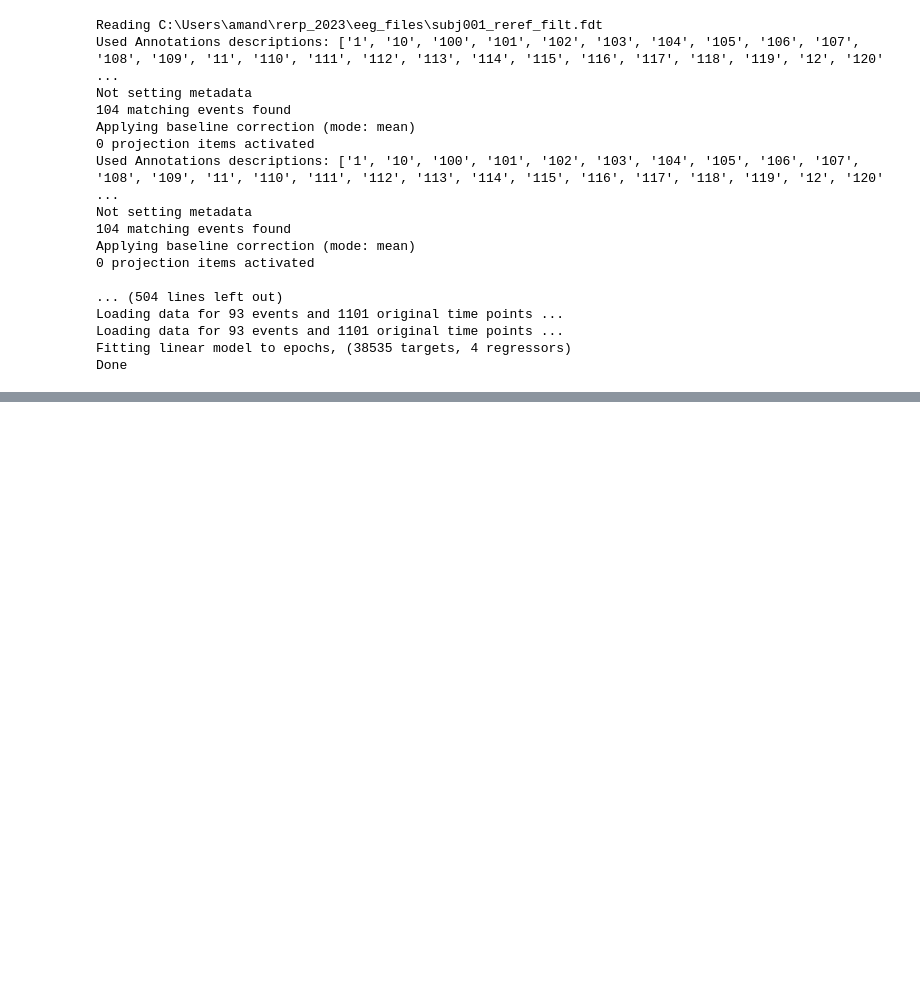
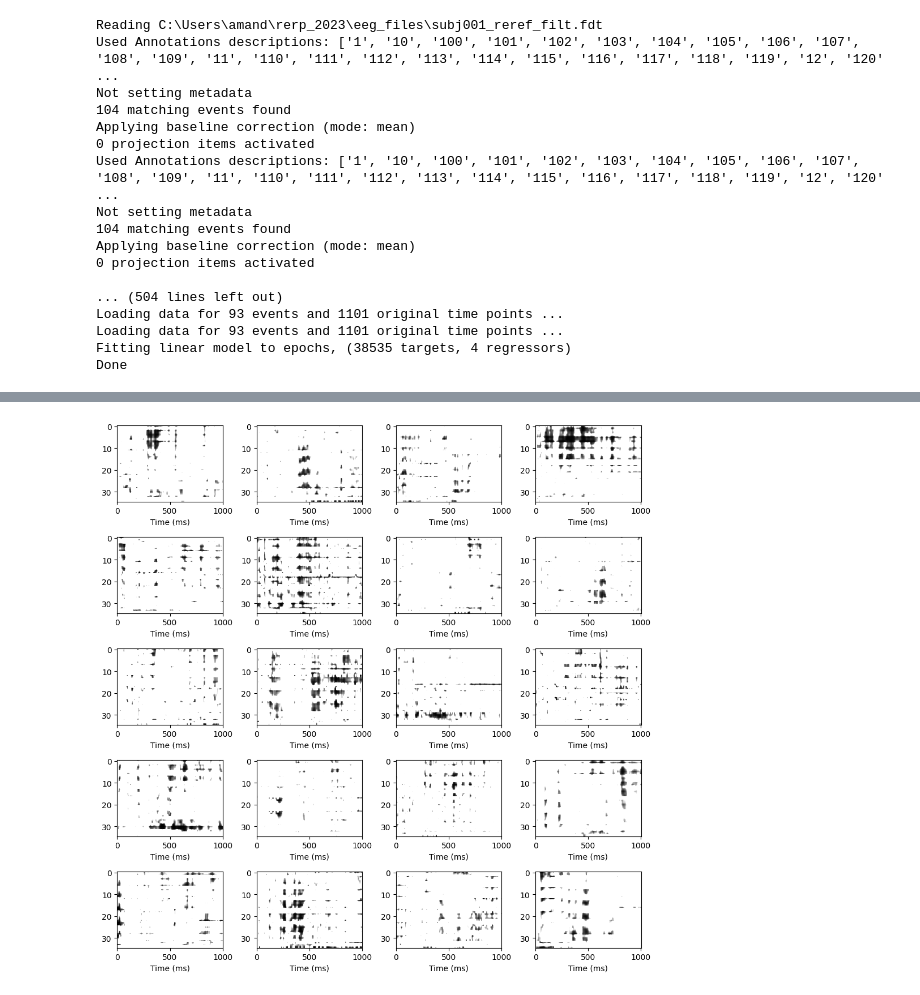
Before and after one commit to amandalin047/regression-based_ERP, a Jupyter notebook: rERP_2023/single_subjects/plausible_only.ipynb, the cells around one changed output, grey strips where cells are left out. Drawn from its saved outputs; the diff is of its cells as text; code cells hidden in the pictures; blank space fills up the shorter version.

```diff
--- a/rERP_2023/single_subjects/plausible_only.ipynb
+++ b/rERP_2023/single_subjects/plausible_only.ipynb
@@ -603,0 +576,8 @@ rERP Grand Averaged Significant Coefficients
+# %%
+figure, axis = plt.subplots(5, 4, figsize=(10,10))
+for ax, i in zip(axis.copy().flatten(), range(N)):
+    ax.imshow(emo_exp_pvals[i][:,100:1101], cmap='binary_r', vmin=0.00, vmax=0.1, aspect='auto', alpha=1)
+    ax.set_xlabel('Time (ms)')
+figure.tight_layout()
+# %% [output]
+[figure, added]
```
Also changed, not shown: parts of 11 cells of this notebook.
